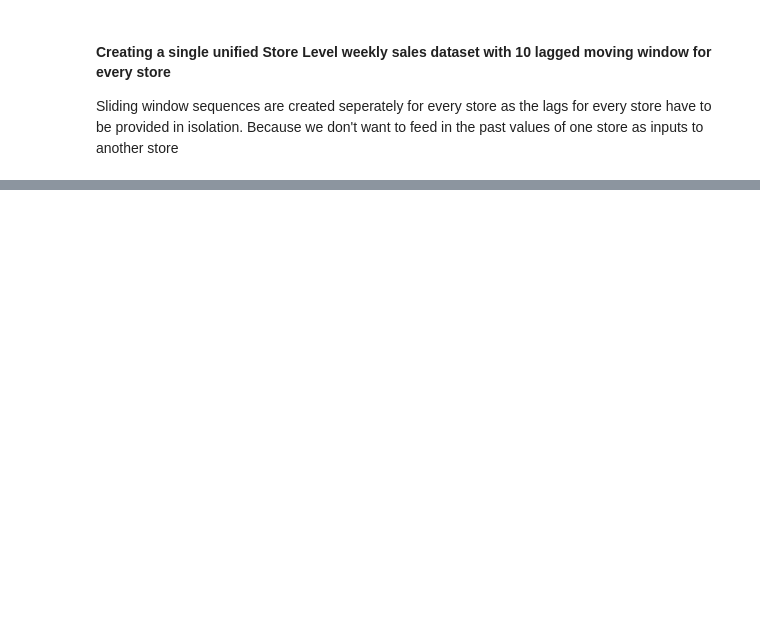
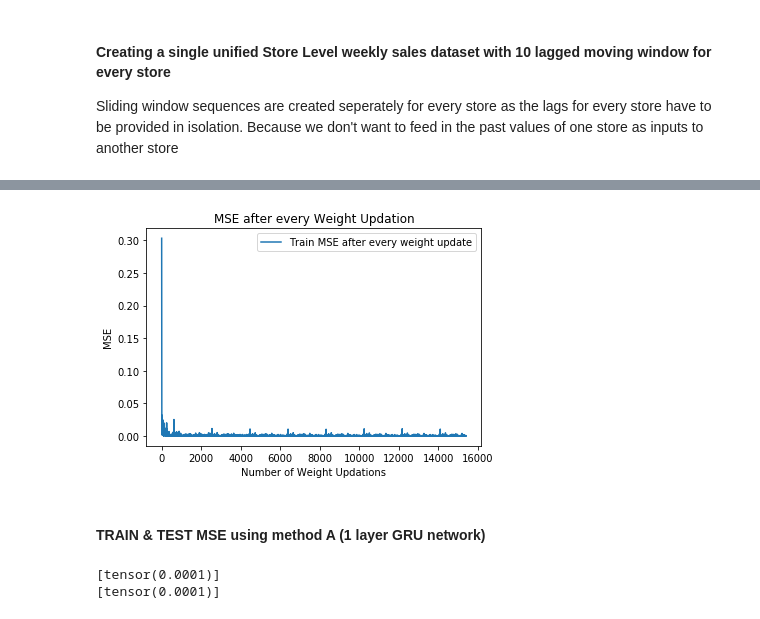
Before and after one commit to bhavish2207/RETAIL-SALES-FORECASTING-using-Recurrent-Neural-Networks, a Jupyter notebook: Department-Store_Lvl_Forecasts_GRU_LSTM_BPTT.ipynb, the cells around one changed output, grey strips where cells are left out. Drawn from its saved outputs; the diff is of its cells as text; code cells hidden in the pictures; blank space fills up the shorter version.

```diff
--- a/Department-Store_Lvl_Forecasts_GRU_LSTM_BPTT.ipynb
+++ b/Department-Store_Lvl_Forecasts_GRU_LSTM_BPTT.ipynb
@@ -104,3 +133,13 @@ Sliding window sequences are created seperately for every store as the lags for
+# %%
+### FUNCTION TO CREATE 'X' & 'Y' ARRAYs of the required sequence length.
+### x_arr will be a 3D Numpy object
+def data_prep(xdata_arr,ydata_arr, input_seq_len):
+    x_arr = []
+    y_arr = []
+    for i in range(len(xdata_arr)-input_seq_len):
+        x_arr.append(xdata_arr[i:i+input_seq_len])
+        y_arr.append(ydata_arr[i+input_seq_len])
+    return np.array(x_arr), np.array(y_arr)
 # %%
 %%capture
 stores_dict_ips = {}
@@ -108,10 +147,10 @@ stores_dict_tgt3 = {}
 stores_dict_df3 = {}
 stores_dict3 = {}   ### Creating a dictionary containing the 45 stores
 
-store_train_x = store_lvl_df.iloc[:4433,].drop(columns=['Date','Store','week_nbr'])
-store_train_y = store_lvl_df.iloc[:4433,]['Weekly_Sales_sum'].to_frame()
-store_test_x = store_lvl_df.iloc[4433:,].drop(columns=['Date','Store','week_nbr'])
-store_test_y = store_lvl_df.iloc[4433:,]['Weekly_Sales_sum'].to_frame()
+store_train_x = dept_store_lvl_df.iloc[:295867,].drop(columns=['Date','Store','Dept','week_nbr'])
+store_train_y = dept_store_lvl_df.iloc[:295867,]['Weekly_Sales'].to_frame()
+store_test_x = dept_store_lvl_df.iloc[295867:,].drop(columns=['Date','Store','Dept','week_nbr'])
+store_test_y = dept_store_lvl_df.iloc[295867:,]['Weekly_Sales'].to_frame()
 
 #### Applying Scaler on entire Store Level Aggregated dataset
 scaler = MinMaxScaler()
@@ -123,7 +162,7 @@ scaler = scaler.fit(store_train_y)
 train_arr_y = scaler.transform(store_train_y)
 test_arr_y = scaler.transform(store_test_y)
 
-#### Creating Sliding Windows for Store 1
+#### Creating Sliding Windows for Store 1 Dept 1
 x_train, y_train = data_prep(train_arr_x[0:143],train_arr_y[0:143],10)
 x_test, y_test = data_prep(test_arr_x[0:143],test_arr_y[0:143],10)
 
@@ -134,7 +173,7 @@ for i in range(143,len(train_arr_x),143):
     x_train = np.concatenate((x_train, x_train_store), axis=0)
     y_train = np.concatenate((y_train, y_train_store), axis=0)
 
-for j in range(143,len(test_arr_x),143):
+for j in range(143,116907,143):
     x_test_store, y_test_store = data_prep(test_arr_x[j:j+143],test_arr_y[j:j+143],10)
     x_test = np.concatenate((x_test, x_test_store), axis=0)
     y_test = np.concatenate((y_test, y_test_store), axis=0)
@@ -143,7 +182,8 @@ for j in range(143,len(test_arr_x),143):
 train_target3 = torch.tensor(y_train.astype(np.float32))
 train3 = torch.tensor(x_train.astype(np.float32))
 train_tensor3 = torch.utils.data.TensorDataset(train3, train_target3)
-train_loader3 = torch.utils.data.DataLoader(dataset = train_tensor3, batch_size = len(train3), shuffle = False)
+train_loader3 = torch.utils.data.DataLoader(dataset = train_tensor3, batch_size = 143, shuffle = False)
+train_loader_full = torch.utils.data.DataLoader(dataset = train_tensor3, batch_size = len(train3), shuffle = False)
 
 test_target3 = torch.tensor(y_test.astype(np.float32))
 test3 = torch.tensor(x_test.astype(np.float32))
@@ -151,0 +340,29 @@ test_loader3 = torch.utils.data.DataLoader(dataset = test_tensor3, batch_size =
+# %%
+### The number of weight updates = number of batches x number of epochs
+weight_updates = [el for el in range(math.ceil(len(train3)/143)*epochs)]
+
+fig = plt.figure()
+ax1 = fig.add_subplot(111)
+ax1.plot(weight_updates, train_MSE_aft_weight_upd_gru3)
+#ax1.plot(weight_updates, test_MSE_aft_weight_upd_gru3)
+#ax1.set_xticks(weight_updates)
+#ax1.set_xticklabels(weight_updates)
+plt.legend(['Train MSE after every weight update', 'Test MSE after every weight update'], loc='upper right')
+plt.title('MSE after every Weight Updation')
+plt.xlabel('Number of Weight Updations')
+plt.ylabel('MSE')
+plt.show()
+
+
+#plt.plot(weight_updates,MSE)
+#plt.show()
+# %% [output]
+[figure, added]
+# %% [markdown]
+#### TRAIN & TEST MSE using method A (1 layer GRU network)
+# %%
+print(mse_train3)
+print(mse_test3)
+# %% [output]
+[tensor(0.0001)]
+[tensor(0.0001)]
```
Also changed, not shown: parts of 28 cells of this notebook.
